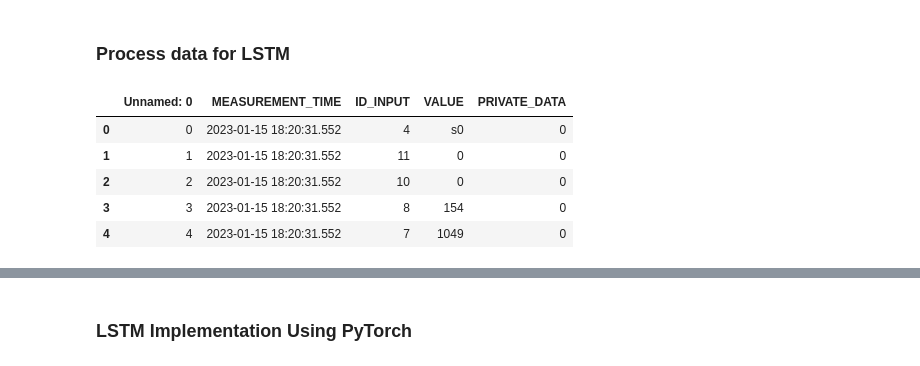
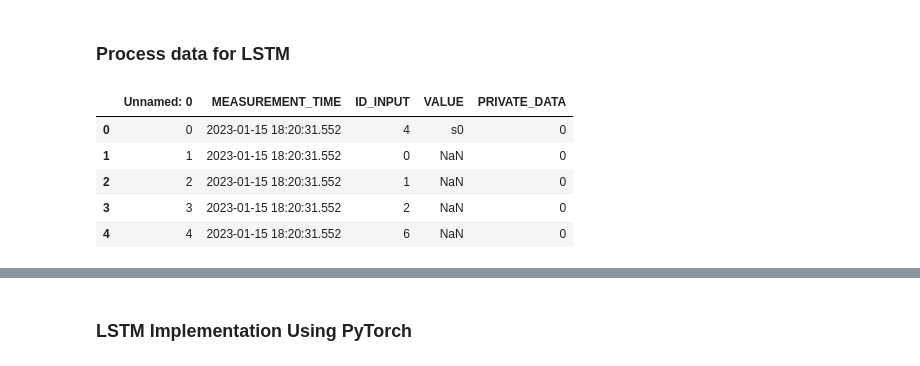
Before and after one commit to miloncl/System-Usage-Analysis, a Jupyter notebook: Process and EDA.ipynb, the cells around one changed output, grey strips where cells are left out. Saved outputs shown, nothing was run; the diff lists cells and outputs as text; code cells hidden in the pictures.

```diff
--- a/Process and EDA.ipynb
+++ b/Process and EDA.ipynb
@@ -162,15 +190,15 @@ plot.invert_yaxis()
 # %% [markdown]
 ### Process data for LSTM
 # %%
-df = pd.read_csv("dataUser1.csv")
+df = pd.read_csv("data/temp/data_user1.csv")
 df.head()
 # %% [output]
 |  | Unnamed: 0 | MEASUREMENT_TIME | ID_INPUT | VALUE | PRIVATE_DATA |
 | 0 | 0 | 2023-01-15 18:20:31.552 | 4 | s0 | 0 |
-| 1 | 1 | 2023-01-15 18:20:31.552 | 11 | 0 | 0 |
-| 2 | 2 | 2023-01-15 18:20:31.552 | 10 | 0 | 0 |
-| 3 | 3 | 2023-01-15 18:20:31.552 | 8 | 154 | 0 |
-| 4 | 4 | 2023-01-15 18:20:31.552 | 7 | 1049 | 0 |
+| 1 | 1 | 2023-01-15 18:20:31.552 | 0 | NaN | 0 |
+| 2 | 2 | 2023-01-15 18:20:31.552 | 1 | NaN | 0 |
+| 3 | 3 | 2023-01-15 18:20:31.552 | 2 | NaN | 0 |
+| 4 | 4 | 2023-01-15 18:20:31.552 | 6 | NaN | 0 |
 # %%
 df['MEASUREMENT_TIME'] = pd.to_datetime(df['MEASUREMENT_TIME'])
 # %%
```
Also changed, not shown: parts of 56 cells of this notebook, 3 other files.
